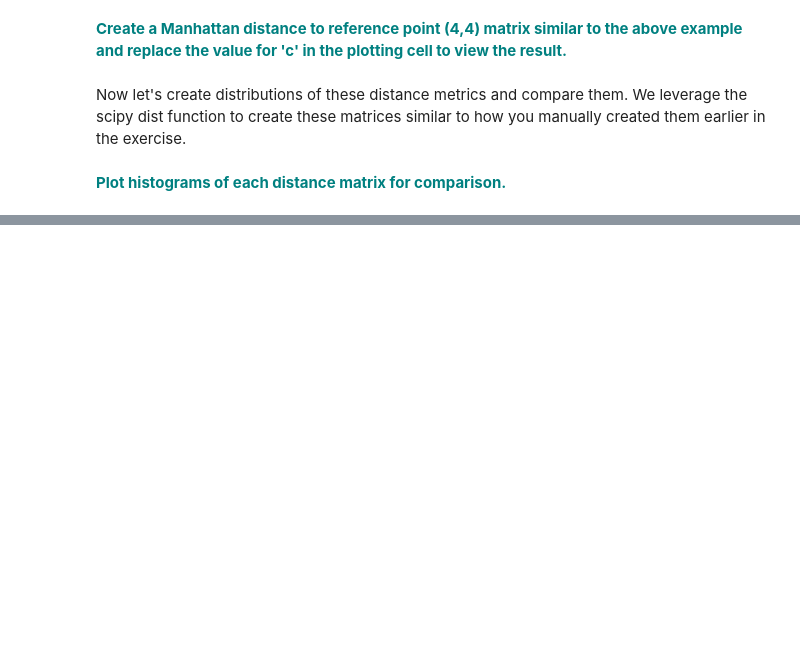
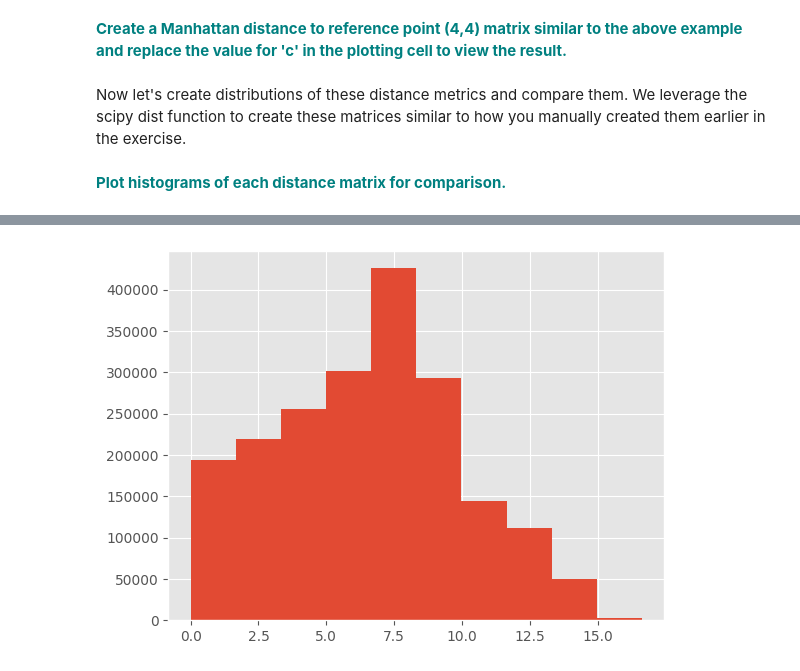
Before and after one commit to waglek/Springboard, a Jupyter notebook: Euclidean_and_Manhattan_Distances_Case_Study.ipynb, the cells around one changed output, grey strips where cells are left out. Cells and saved outputs as stored; diff of their text form; code cells hidden in the pictures; blank space fills up the shorter version.

```diff
--- a/Euclidean_and_Manhattan_Distances_Case_Study.ipynb
+++ b/Euclidean_and_Manhattan_Distances_Case_Study.ipynb
@@ -80,0 +84,5 @@ plt.hist()
+# %%
+plt.hist(DistManhattan)
+plt.show()
+# %% [output]
+[figure, added]
```
Also changed, not shown: parts of 1 cell of this notebook.
